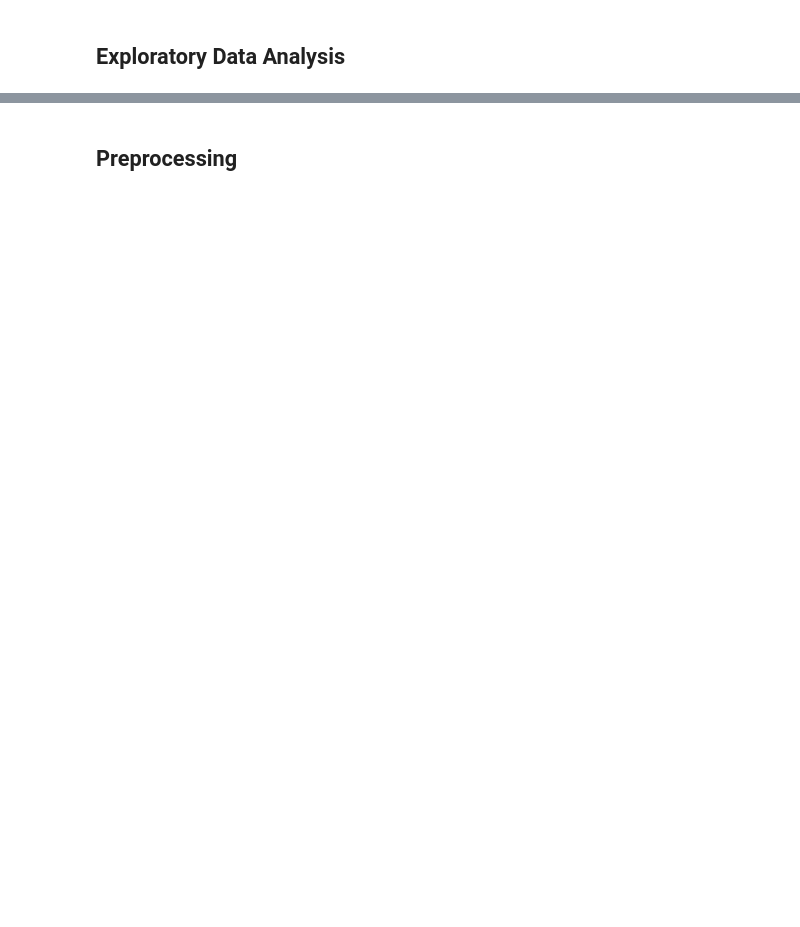
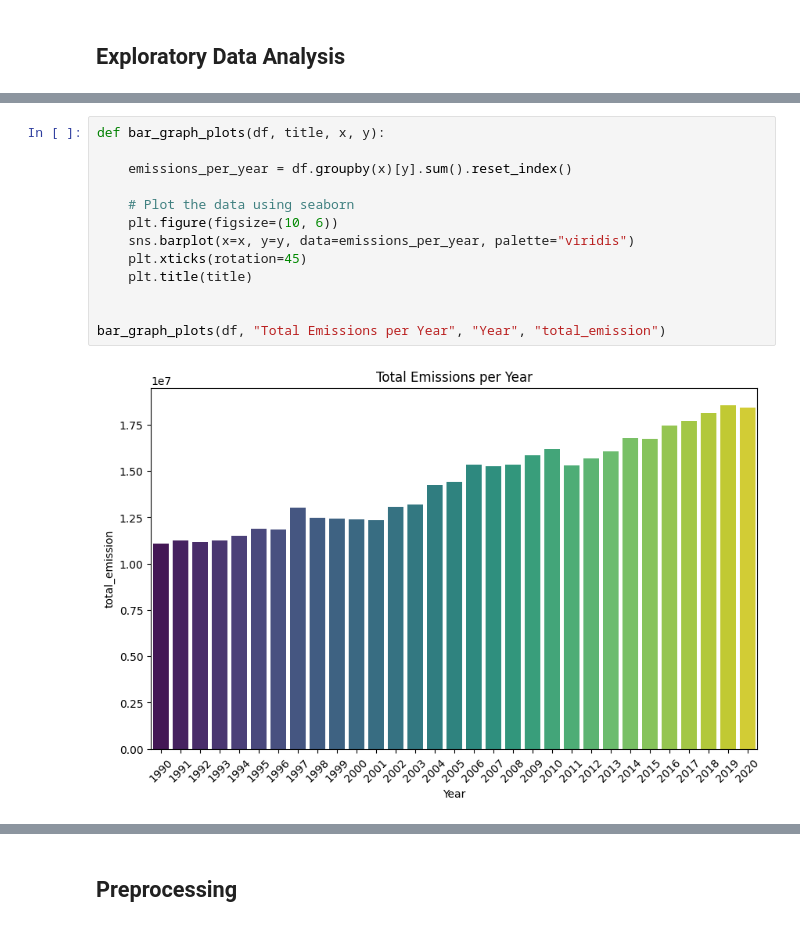
Before and after one commit to justin9503/RegressionSprint_2401FTDSTeam_EG1, a Jupyter notebook: RegressionSprint_2401FTDSTeam_EG1.ipynb, the cells around one changed output, grey strips where cells are left out. Cells and saved outputs as stored; diff of their text form; blank space fills up the shorter version.

```diff
--- a/RegressionSprint_2401FTDSTeam_EG1.ipynb
+++ b/RegressionSprint_2401FTDSTeam_EG1.ipynb
@@ -281,0 +132,15 @@ plt.show()
+# %%
+def bar_graph_plots(df, title, x, y):
+
+    emissions_per_year = df.groupby(x)[y].sum().reset_index()
+
+    # Plot the data using seaborn
+    plt.figure(figsize=(10, 6))
+    sns.barplot(x=x, y=y, data=emissions_per_year, palette="viridis")
+    plt.xticks(rotation=45)
+    plt.title(title)
+
+
+bar_graph_plots(df, "Total Emissions per Year", "Year", "total_emission")
+# %% [output]
+[figure, added]
```
Also changed, not shown: parts of 24 cells of this notebook.
